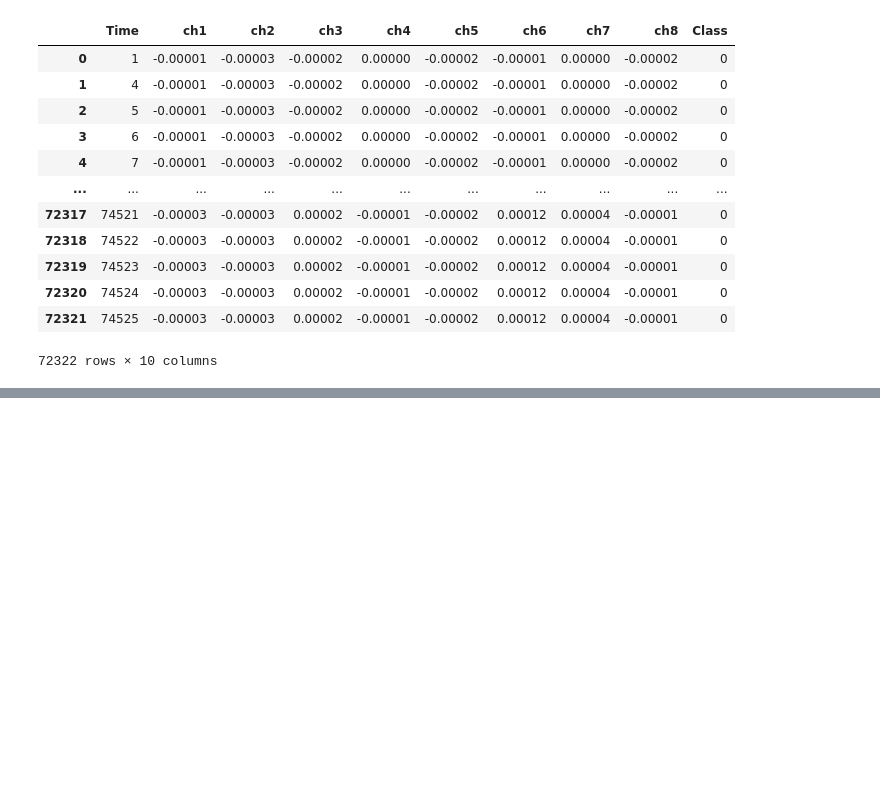
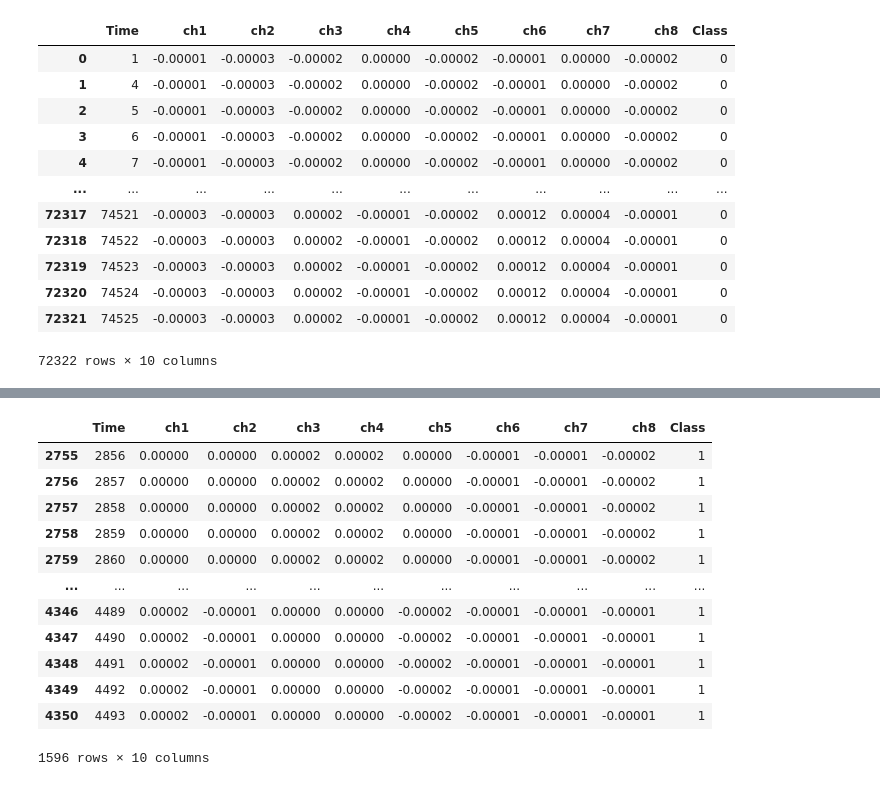
Before and after one commit to kborekci06/Evolutionary-EMG-Classification, a Jupyter notebook: current_code/251120_EMG_Evolution_main.ipynb, the cells around one changed output, grey strips where cells are left out. Drawn from its saved outputs; the diff is of its cells as text; code cells hidden in the pictures; blank space fills up the shorter version.

Commit message:
testing segmenting fn

```diff
--- a/current_code/251120_EMG_Evolution_main.ipynb
+++ b/current_code/251120_EMG_Evolution_main.ipynb
@@ -63,0 +65,16 @@ NameError: name 'segment_gestures' is not defined
+# %%
+segments[0][0]
+# %% [output]
+|  | Time | ch1 | ch2 | ch3 | ch4 | ch5 | ch6 | ch7 | ch8 | Class |
+| 2755 | 2856 | 0.00000 | 0.00000 | 0.00002 | 0.00002 | 0.00000 | -0.00001 | -0.00001 | -0.00002 | 1 |
+| 2756 | 2857 | 0.00000 | 0.00000 | 0.00002 | 0.00002 | 0.00000 | -0.00001 | -0.00001 | -0.00002 | 1 |
+| 2757 | 2858 | 0.00000 | 0.00000 | 0.00002 | 0.00002 | 0.00000 | -0.00001 | -0.00001 | -0.00002 | 1 |
+| 2758 | 2859 | 0.00000 | 0.00000 | 0.00002 | 0.00002 | 0.00000 | -0.00001 | -0.00001 | -0.00002 | 1 |
+| 2759 | 2860 | 0.00000 | 0.00000 | 0.00002 | 0.00002 | 0.00000 | -0.00001 | -0.00001 | -0.00002 | 1 |
+| ... | ... | ... | ... | ... | ... | ... | ... | ... | ... | ... |
+| 4346 | 4489 | 0.00002 | -0.00001 | 0.00000 | 0.00000 | -0.00002 | -0.00001 | -0.00001 | -0.00001 | 1 |
+| 4347 | 4490 | 0.00002 | -0.00001 | 0.00000 | 0.00000 | -0.00002 | -0.00001 | -0.00001 | -0.00001 | 1 |
+| 4348 | 4491 | 0.00002 | -0.00001 | 0.00000 | 0.00000 | -0.00002 | -0.00001 | -0.00001 | -0.00001 | 1 |
+| 4349 | 4492 | 0.00002 | -0.00001 | 0.00000 | 0.00000 | -0.00002 | -0.00001 | -0.00001 | -0.00001 | 1 |
+| 4350 | 4493 | 0.00002 | -0.00001 | 0.00000 | 0.00000 | -0.00002 | -0.00001 | -0.00001 | -0.00001 | 1 |
+1596 rows × 10 columns
```
Also changed, not shown: parts of 2 cells of this notebook, 1 other file.
